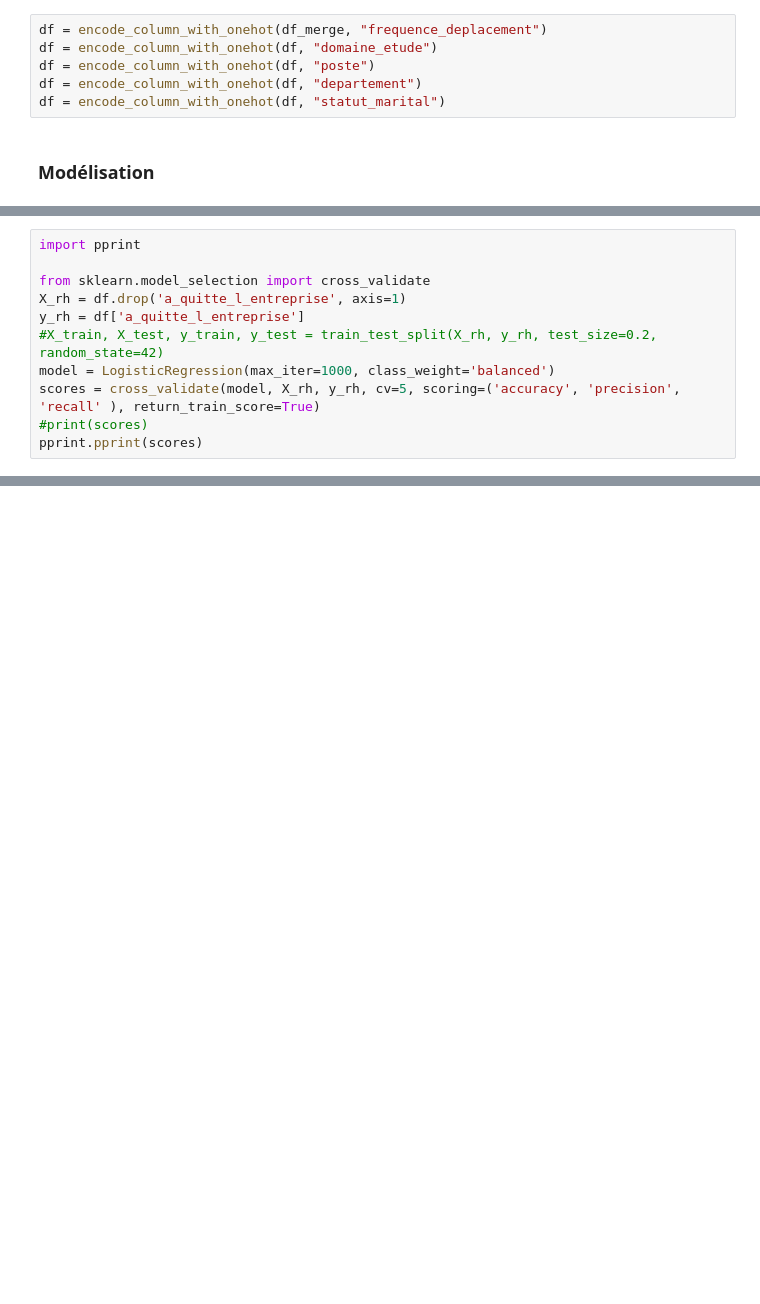
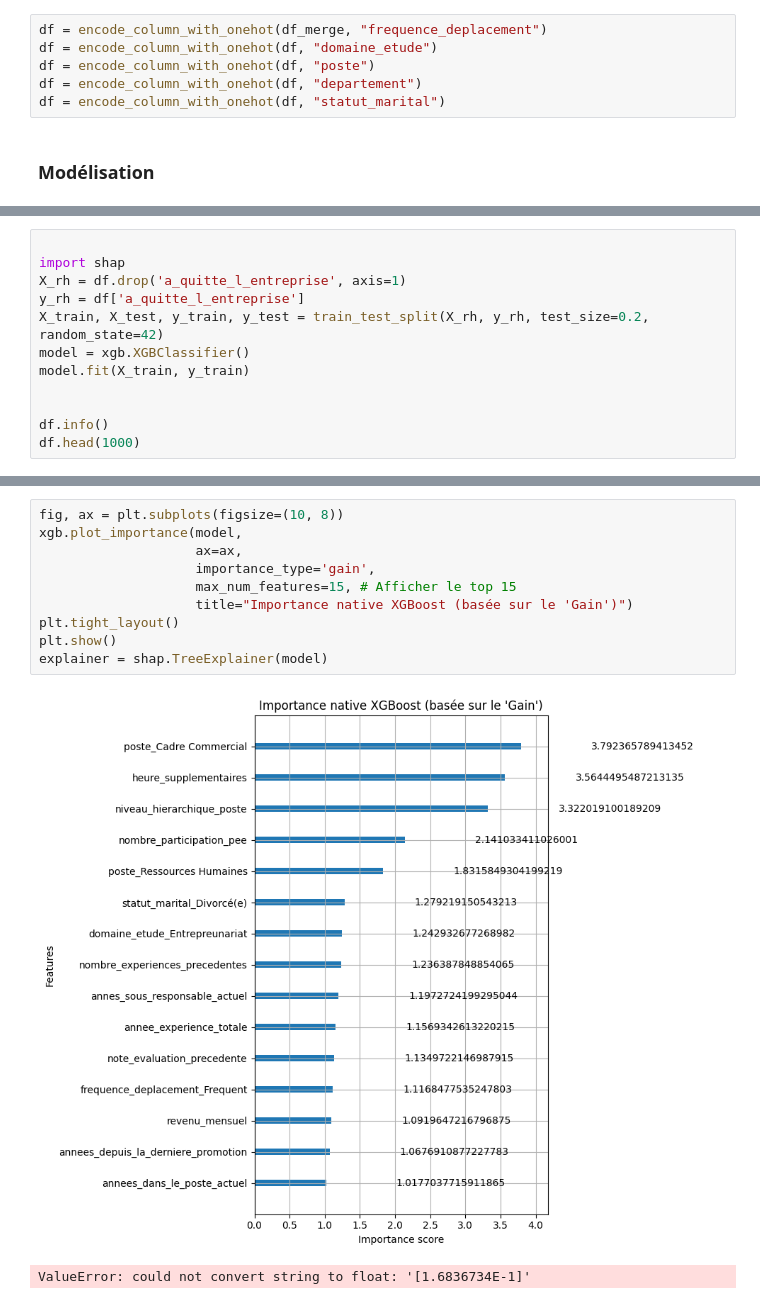
Before and after one commit to Soct/formation_OC, a Jupyter notebook: projet_4/test.ipynb, the cells around one changed output, grey strips where cells are left out. Saved outputs shown, nothing was run; the diff lists cells and outputs as text; blank space fills up the shorter version.

```diff
--- a/projet_4/test.ipynb
+++ b/projet_4/test.ipynb
@@ -400,12 +457,13 @@ weighted avg       0.80      0.72      0.75       294
 # %%
-import pprint
 
-from sklearn.model_selection import cross_validate
+import shap
 X_rh = df.drop('a_quitte_l_entreprise', axis=1)
 y_rh = df['a_quitte_l_entreprise']
-#X_train, X_test, y_train, y_test = train_test_split(X_rh, y_rh, test_size=0.2, random_state=42)
-model = LogisticRegression(max_iter=1000, class_weight='balanced')
-scores = cross_validate(model, X_rh, y_rh, cv=5, scoring=('accuracy', 'precision', 'recall' ), return_train_score=True)
-#print(scores)
-pprint.pprint(scores)
+X_train, X_test, y_train, y_test = train_test_split(X_rh, y_rh, test_size=0.2, random_state=42)
+model = xgb.XGBClassifier()
+model.fit(X_train, y_train)
+
+
+df.info()
+df.head(1000)
 # %% [output]
@@ -419,0 +500,13 @@ pprint.pprint(scores)
+# %%
+fig, ax = plt.subplots(figsize=(10, 8))
+xgb.plot_importance(model,
+                    ax=ax,
+                    importance_type='gain',
+                    max_num_features=15, # Afficher le top 15
+                    title="Importance native XGBoost (basée sur le 'Gain')")
+plt.tight_layout()
+plt.show()
+explainer = shap.TreeExplainer(model)
+# %% [output]
+[figure, added]
+ValueError: could not convert string to float: '[1.6836734E-1]'
```
Also changed, not shown: parts of 9 cells of this notebook, 2 other files.
